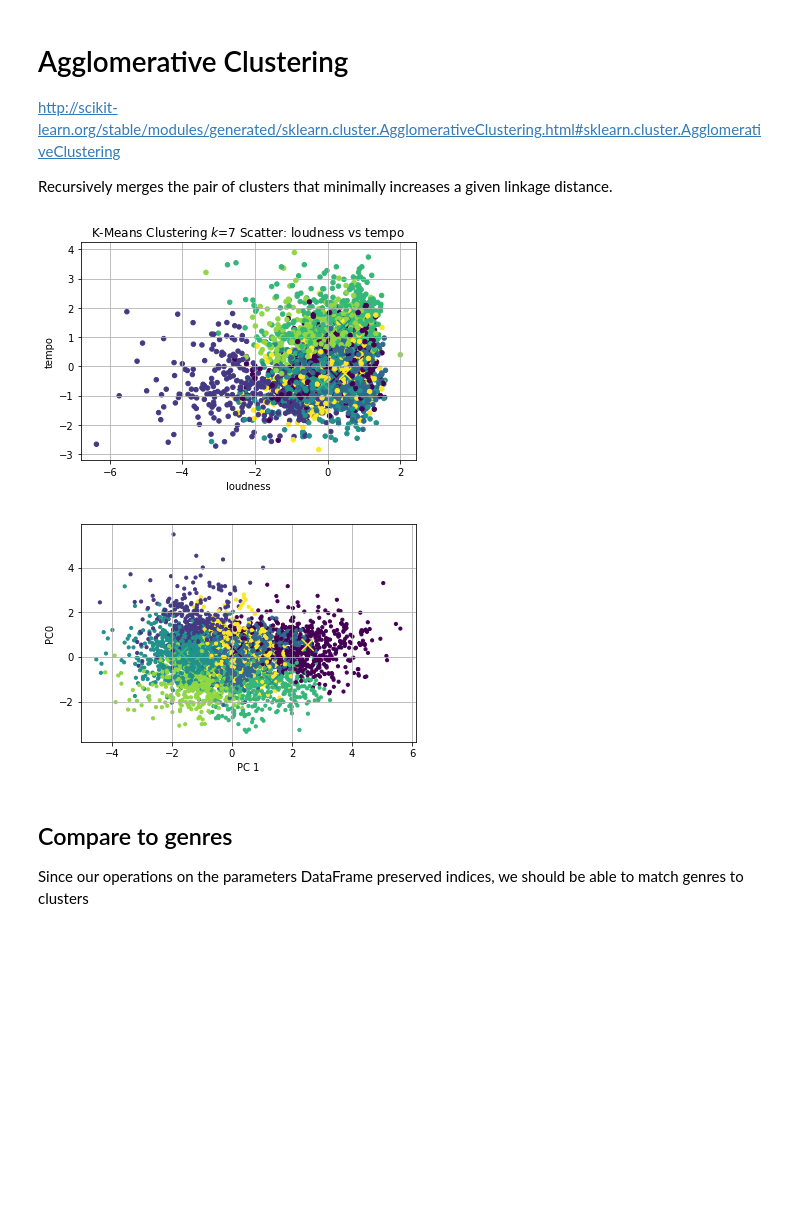
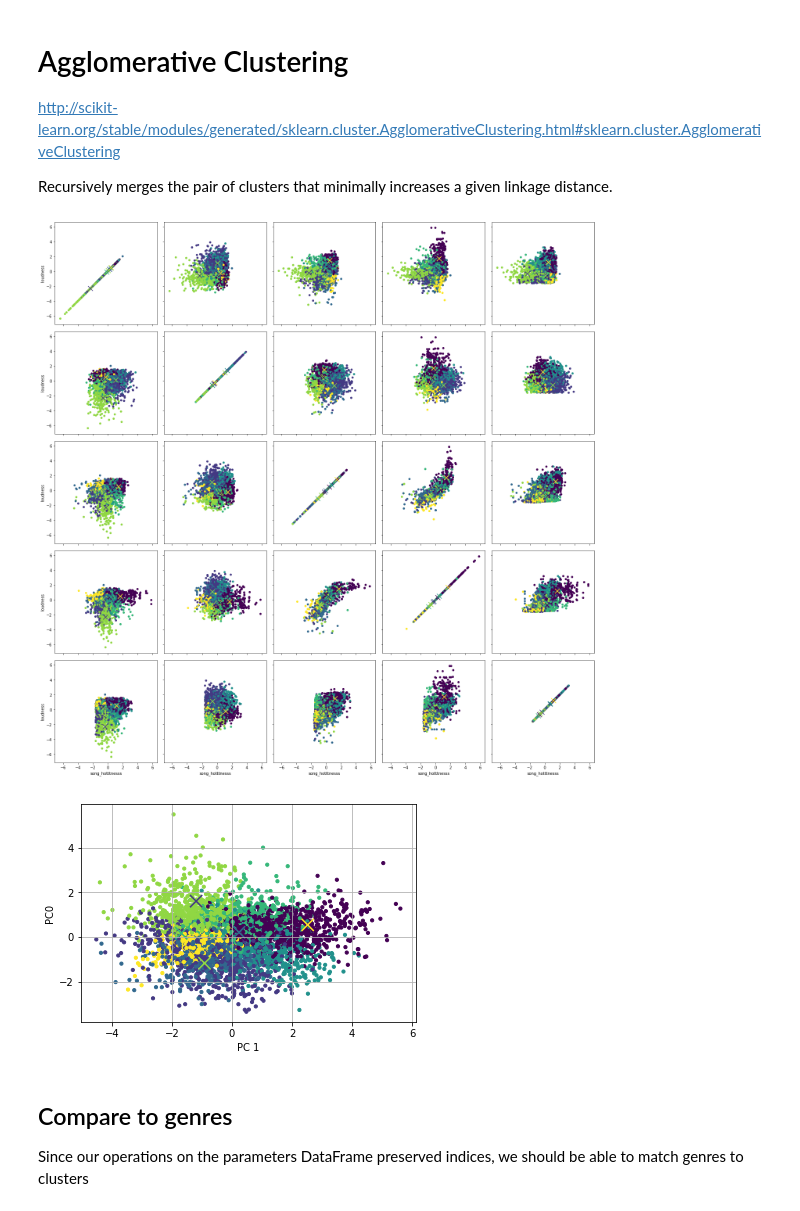
Before and after one commit to pylablanche/MillionSong, a Jupyter notebook: Music_Analysis_Lauren.ipynb, the cells around one changed output. Drawn from its saved outputs; the diff is of its cells as text; code cells hidden in the pictures; blank space fills up the shorter version.

```diff
--- a/Music_Analysis_Lauren.ipynb
+++ b/Music_Analysis_Lauren.ipynb
@@ -259,23 +279,31 @@ Recursively merges the pair of clusters that minimally increases a given linkage
 # %%
 from sklearn.cluster import AgglomerativeClustering
 # %%
-agg = AgglomerativeClustering(n_clusters=7)
+agg = AgglomerativeClustering(n_clusters=7,affinity = 'cosine',linkage='complete')
 agg_labels = agg.fit_predict(parameters_standard)
 
-x_label = "loudness"
-y_label = "tempo"
-x_in = parameters.columns.get_loc(x_label)
-y_in = parameters.columns.get_loc(y_label)
-plt.scatter(parameters_standard[:,x_in],
-            parameters_standard[:,y_in], c=agg_labels,
-            s=20,label=cluster_labels)
-plt.scatter(clf.cluster_centers_[:,x_in],clf.cluster_centers_[:,y_in],marker='x',s=150,c=range(k))
-plt.title("K-Means Clustering $k$=" + str(k)+ " Scatter: "+x_label+" vs "+y_label)
-plt.xlabel(x_label)
-plt.ylabel(y_label)
-plt.grid()
+fig_size=(20,20)
+fig, axes2d = plt.subplots(nrows=5, ncols=5,
+                           sharex=True, sharey=True,
+                           figsize=fig_size)
+
+for i, row in enumerate(axes2d):
+    for j, cell in enumerate(row):
+        x_label = labels[i]
+        y_label = labels[j]
+        x_in = parameters.columns.get_loc(x_label)
+        y_in = parameters.columns.get_loc(y_label)
+        cell.scatter(parameters_standard[:,x_in],
+                    parameters_standard[:,y_in], c=agg_labels,
+                    s=20,label=cluster_labels)
+        cell.scatter(clf.cluster_centers_[:,x_in],clf.cluster_centers_[:,y_in],marker='x',s=150,c=range(k))
+        if i == len(axes2d) - 1:
+            cell.set_xlabel(x_label)
+        if j == 0:
+            cell.set_ylabel(y_label)
+plt.tight_layout()
 # %% [output]
-[figure, old version]
+[figure, new version]
 # %%
 plt.scatter(X_pca[:,0],X_pca[:,1], c=agg_labels,
             s=10,label=cluster_labels)
@@ -285,7 +313,7 @@ plt.xlabel("PC 1")
 plt.ylabel("PC0")
 plt.grid()
 # %% [output]
-[figure, old version]
+[figure, new version]
 # %% [markdown]
 ## Compare to genres
 
```
Also changed, not shown: parts of 12 cells of this notebook.
